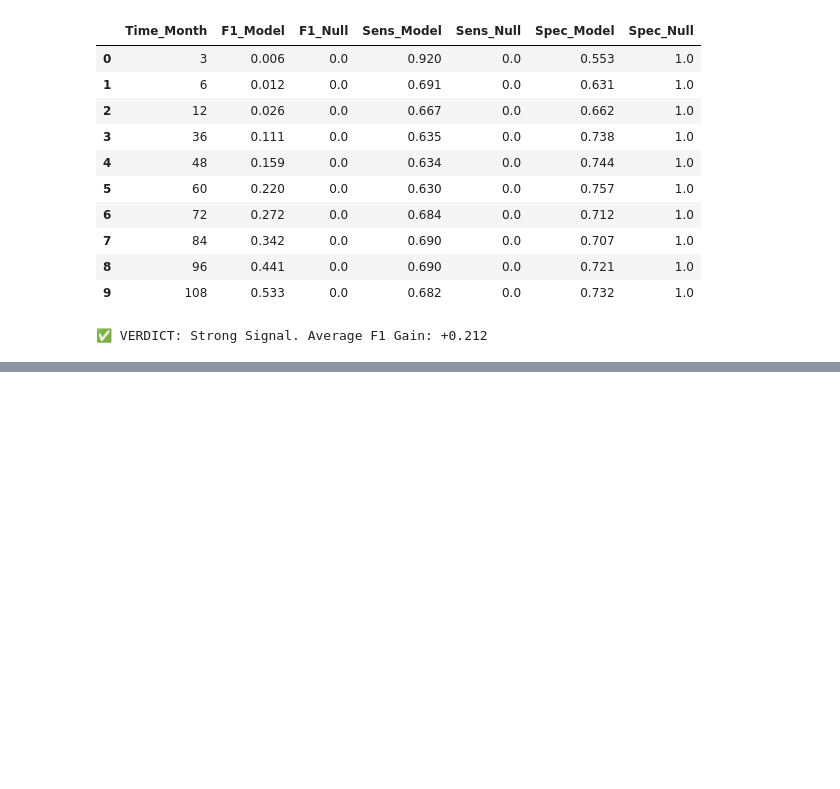
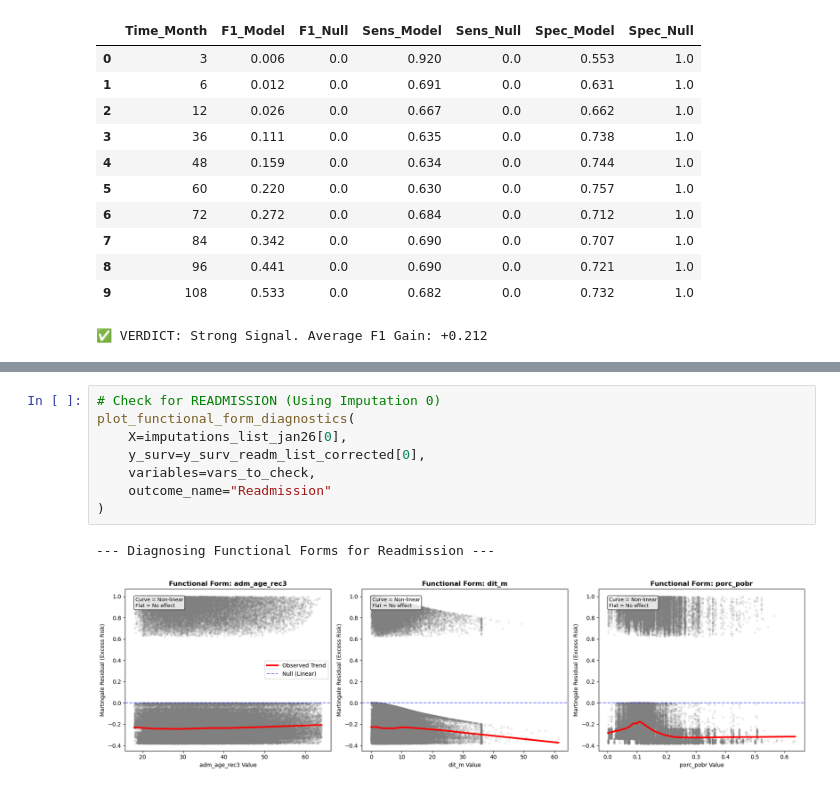
Before and after one commit to FONDECYTACC/cons2025, a Jupyter notebook: CoxNet_BSS_feb26.ipynb, the cells around one changed output, grey strips where cells are left out. Drawn from its saved outputs; the diff is of its cells as text; blank space fills up the shorter version.

```diff
--- a/CoxNet_BSS_feb26.ipynb
+++ b/CoxNet_BSS_feb26.ipynb
@@ -2863,0 +3253,11 @@ display(clinical_strategy_msg.style.set_properties(**{
+# %%
+# Check for READMISSION (Using Imputation 0)
+plot_functional_form_diagnostics(
+    X=imputations_list_jan26[0],
+    y_surv=y_surv_readm_list_corrected[0],
+    variables=vars_to_check,
+    outcome_name="Readmission"
+)
+# %% [output]
+--- Diagnosing Functional Forms for Readmission ---
+[figure, added]
```
Also changed, not shown: parts of 27 cells of this notebook, 1 other file.
